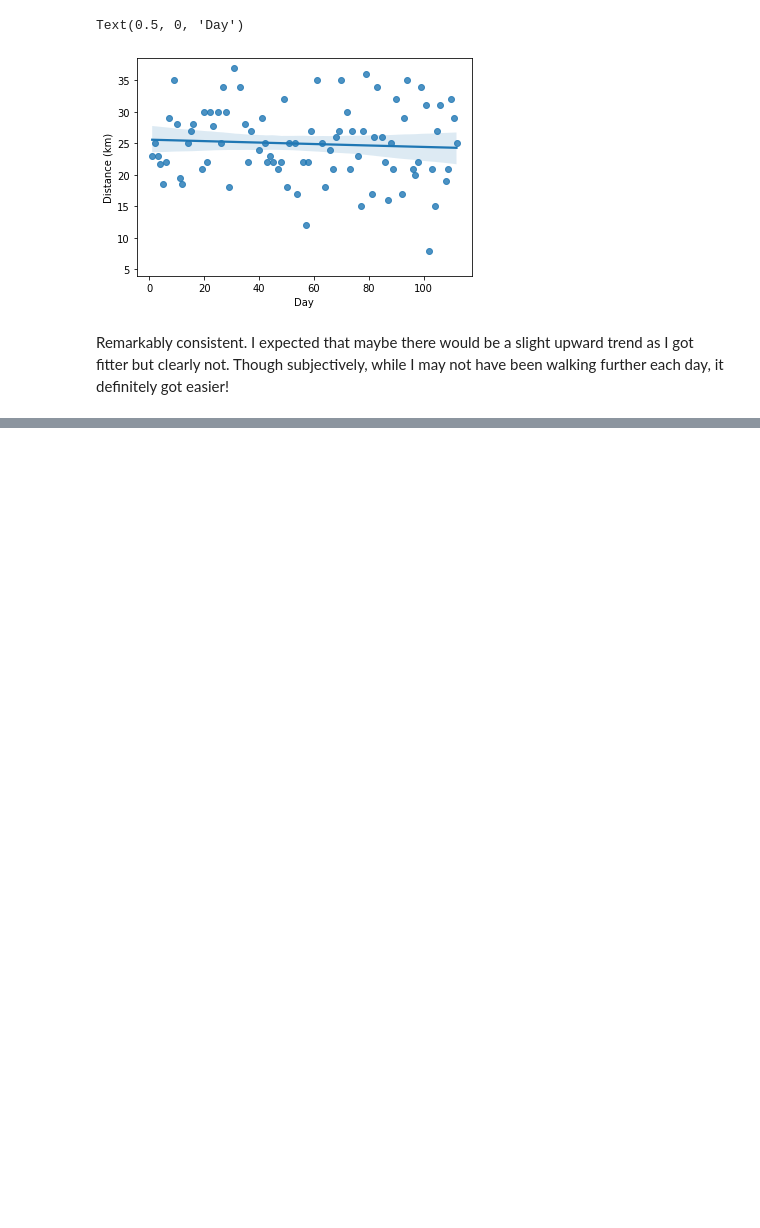
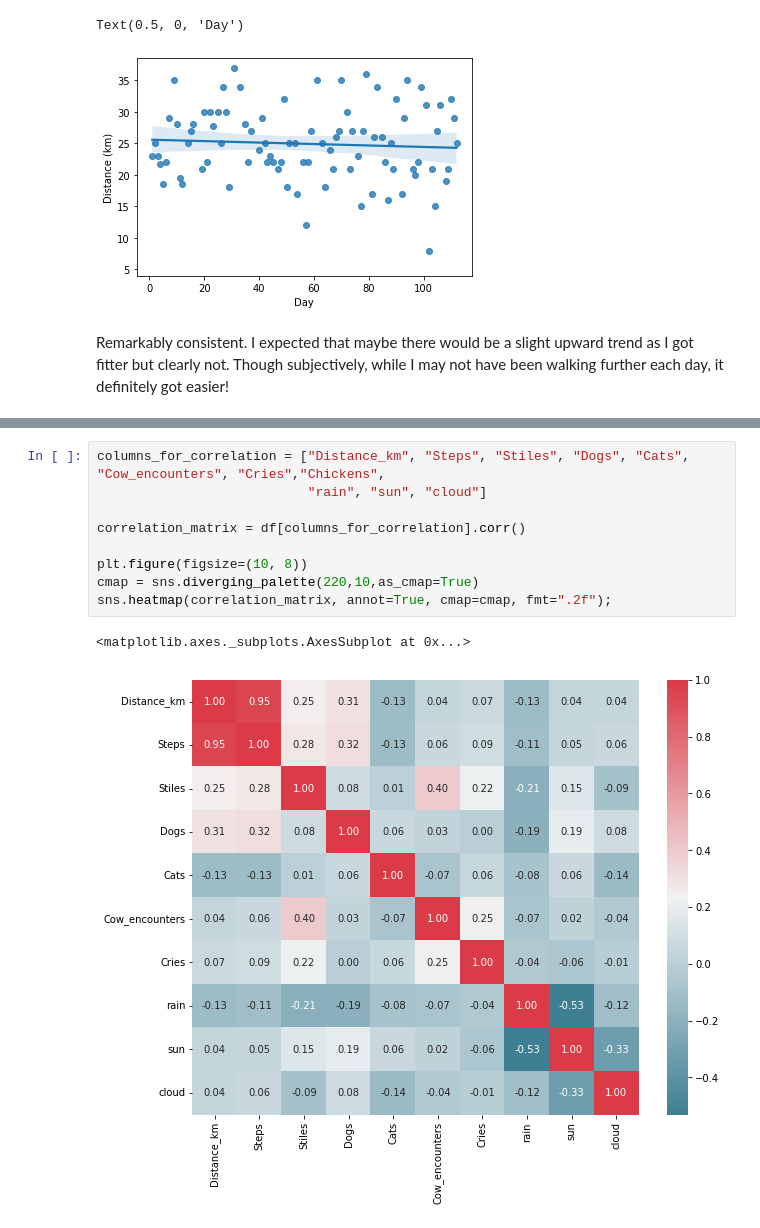
Before and after one commit to EmmaKLofthouse/LEJOG, a Jupyter notebook: lejog.ipynb, the cells around one changed output, grey strips where cells are left out. Drawn from its saved outputs; the diff is of its cells as text; blank space fills up the shorter version.

```diff
--- a/lejog.ipynb
+++ b/lejog.ipynb
@@ -189,0 +278,12 @@ Remarkably consistent. I expected that maybe there would be a slight upward tren
+# %%
+columns_for_correlation = ["Distance_km", "Steps", "Stiles", "Dogs", "Cats", "Cow_encounters", "Cries","Chickens",
+                           "rain", "sun", "cloud"]
+
+correlation_matrix = df[columns_for_correlation].corr()
+
+plt.figure(figsize=(10, 8))
+cmap = sns.diverging_palette(220,10,as_cmap=True)
+sns.heatmap(correlation_matrix, annot=True, cmap=cmap, fmt=".2f");
+# %% [output]
+<matplotlib.axes._subplots.AxesSubplot at 0x...>
+[figure, added]
```
Also changed, not shown: parts of 10 cells of this notebook.
